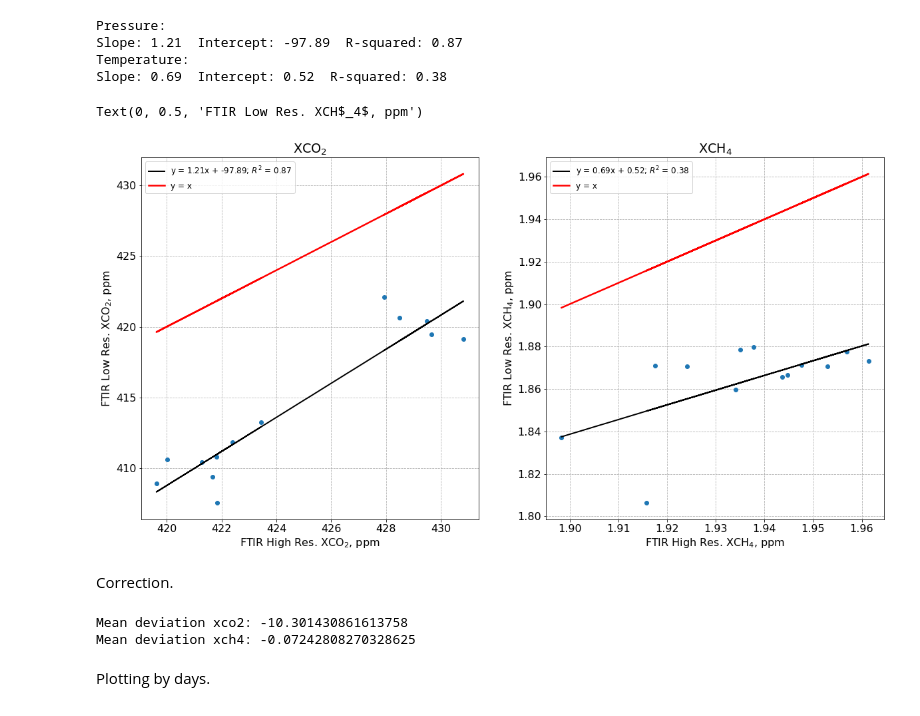
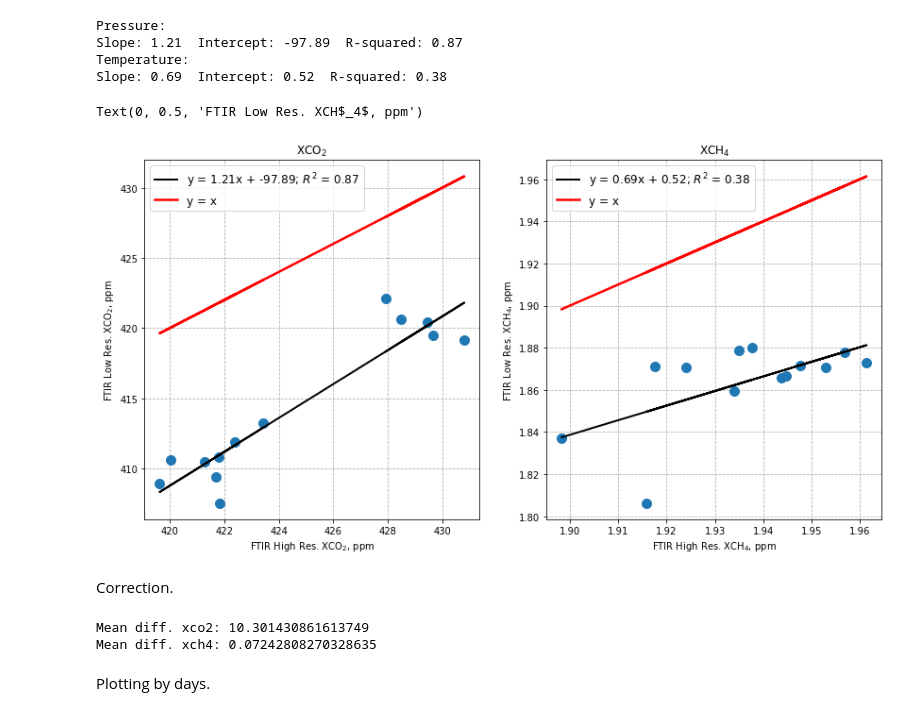
Before and after one commit to mathemag/kao_carbon, a Jupyter notebook: 2_FTIR.ipynb, the cells around one changed output. Saved outputs shown, nothing was run; the diff lists cells and outputs as text; code cells hidden in the pictures.

```diff
--- a/2_FTIR.ipynb
+++ b/2_FTIR.ipynb
@@ -15,7 +14,7 @@ Mounted at /content/drive
 # List of required columns:
 user_cols = ['year', 'day', 'xn2o(ppb)', 'xch4(ppm)', 'xco2(ppm)']
 # Read measured data from Kourovka FTIR station (57.036N; 59.546E):
-ftir_high = pd.read_csv('/content/drive/MyDrive/Colab Notebooks/Colab data/Ural_Carbon/ye_2022.vav.ada.aia.oof.csv', delimiter=',', usecols=user_cols)
+ftir_high = pd.read_csv('/atm/Kao_carbon/data/ye_2022.vav.ada.aia.oof.csv', delimiter=',', usecols=user_cols)
 
 # Convert day of year to day of month:
 date = [ (dt.datetime(int(ftir_high['year'][i]), 1, 1) + dt.timedelta(int(ftir_high['day'][i]) - 1)) for i in range(0, ftir_high.shape[0]) ]
@@ -26,3 +25,4 @@ ftir_high.columns = ['xn2o', 'xch4', 'xco2']
 
 # Averaging:
 ftir_high_d_avg = ftir_high.resample("d").mean().dropna()
+display(ftir_high_d_avg)
@@ -31,3 +49,4 @@ FTIR low resolution data.
 # %%
-ftir_low_d_avg = pd.read_csv('/content/drive/MyDrive/Colab Notebooks/Colab data/Ural_Carbon/kao_proffast.csv', delimiter=',')
+ftir_low_d_avg = pd.read_csv('/atm/Kao_carbon/data/kao_proffast.csv', delimiter=',')
 ftir_low_d_avg.index = pd.to_datetime(ftir_low_d_avg['date'], format='%Y-%m-%d')
+display(ftir_low_d_avg)
@@ -66,28 +104,28 @@ Slope: 1.21  Intercept: -97.89  R-squared: 0.87
 Temperature:
 Slope: 0.69  Intercept: 0.52  R-squared: 0.38
 # %%
-fig, ax = plt.subplots(1, 2, figsize=(20, 10))
+fig, ax = plt.subplots(1, 2, figsize=(14, 7))
 
-ax[0].plot(tmp['xco2_high'], tmp['xco2_low'], 'o')
+ax[0].plot(tmp['xco2_high'], tmp['xco2_low'], 'o', ms=10)
 ax[0].plot(X_1, Y_1_mod, color='black', lw=2, label=f'y = {coef_p:.2f}x + {intercept_p:.2f}; $R^2$ = 0.87')
 ax[0].plot(X_1, X_1, color='red', lw=2.5, label='y = x')
 ax[0].grid(linestyle='--')
 ax[0].legend(fontsize=12)
 ax[0].set_title('XCO$_2$')
 ax[0].set_xlabel('FTIR High Res. XCO$_2$, ppm')
 ax[0].set_ylabel('FTIR Low Res. XCO$_2$, ppm')
 
-ax[1].plot(tmp['xch4_high'], tmp['xch4_low'], 'o')
+ax[1].plot(tmp['xch4_high'], tmp['xch4_low'], 'o', ms=10)
 ax[1].plot(X_2, Y_2_mod, color='black', lw=2, label=f'y = {coef_t:.2f}x + {intercept_t:.2f}; $R^2$ = 0.38')
 ax[1].plot(X_2, X_2, color='red', lw=2.5, label='y = x')
 ax[1].grid(linestyle='--')
 ax[1].legend(fontsize=12)
 ax[1].set_title('XCH$_4$')
 ax[1].set_xlabel('FTIR High Res. XCH$_4$, ppm')
 ax[1].set_ylabel('FTIR Low Res. XCH$_4$, ppm')
 # %% [output]
 Text(0, 0.5, 'FTIR Low Res. XCH$_4$, ppm')
-[figure, old version]
+[figure, new version]
 # %% [markdown]
 Correction.
 # %%
@@ -99,11 +137,11 @@ ftir_high_m_avg = ftir_high_d_avg.resample("m").mean().dropna()
 ftir_high_m_avg.index = pd.to_datetime(ftir_high_m_avg.index.strftime('%Y-%m'))
 
 # Mean deviaion:
-print('Mean deviation xco2:', (tmp['xco2_low'] - tmp['xco2_high']).mean())
-print('Mean deviation xch4:', (tmp['xch4_low'] - tmp['xch4_high']).mean())
+print('Mean diff. xco2:', (abs(tmp['xco2_low'] - tmp['xco2_high'])).mean())
+print('Mean diff. xch4:', (abs(tmp['xch4_low'] - tmp['xch4_high'])).mean())
 # %% [output]
-Mean deviation xco2: -10.301430861613758
-Mean deviation xch4: -0.07242808270328625
+Mean diff. xco2: 10.301430861613749
+Mean diff. xch4: 0.07242808270328635
 # %% [markdown]
 Plotting by days.
 # %%
```
Also changed, not shown: parts of 9 cells of this notebook, 1 other file.
